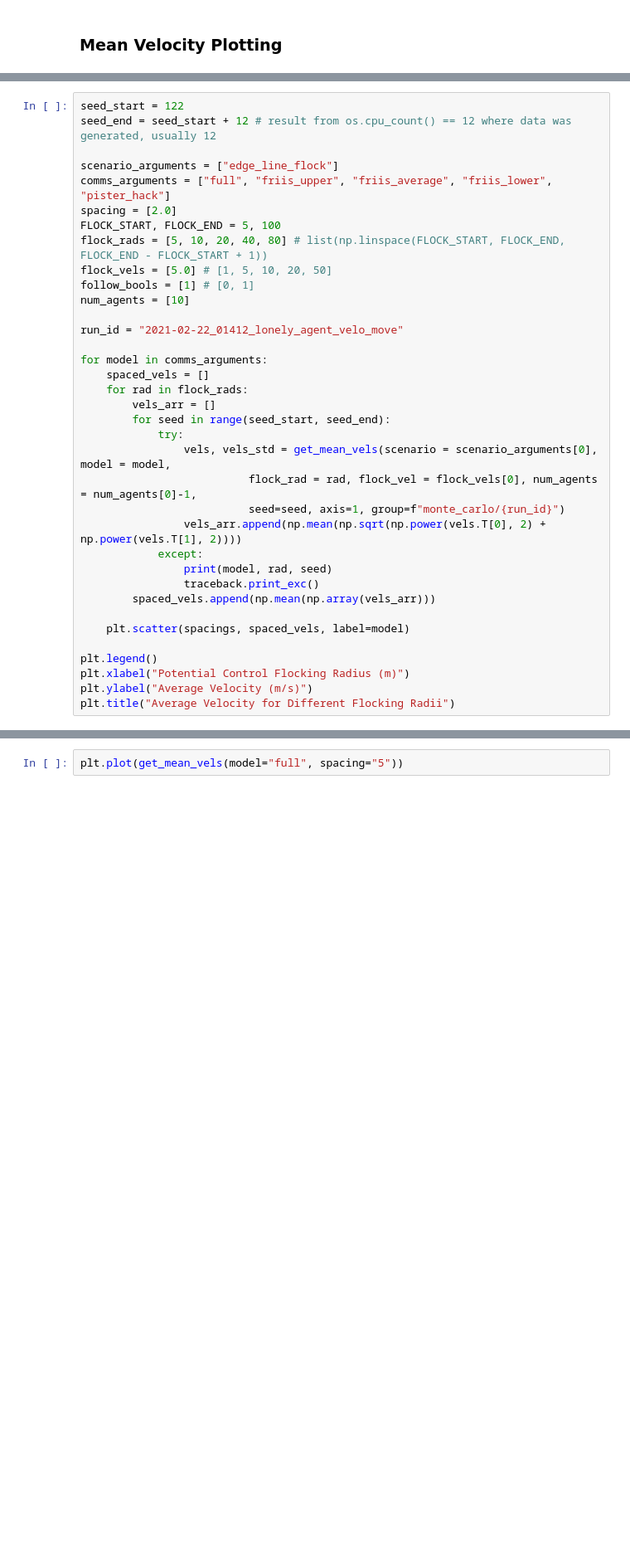
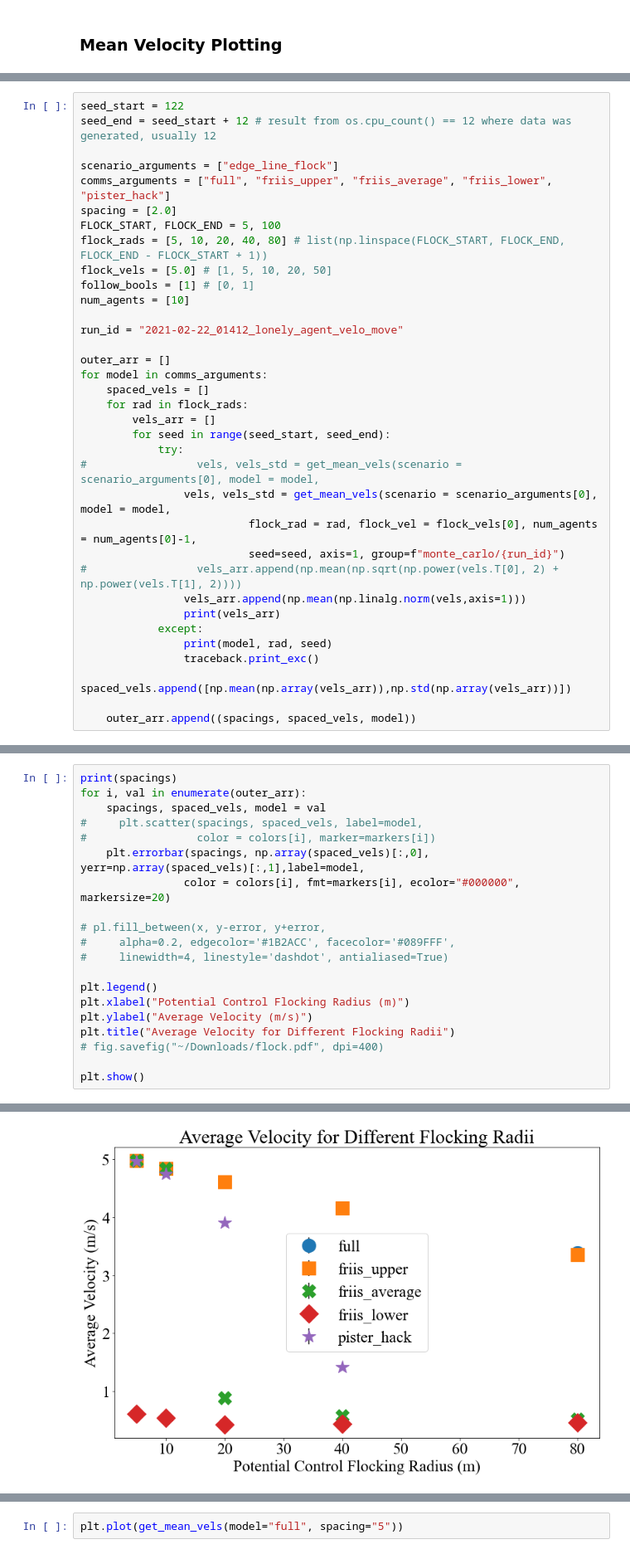
Before and after one commit to PisterLab/BotNet, a Jupyter notebook: gym-swarm-sim/envs/swarmsimmaster/networked-ctrl-plots.ipynb, the cells around one changed output, grey strips where cells are left out. Shown at 83% size. Saved outputs shown, nothing was run; the diff lists cells and outputs as text; blank space fills up the shorter version.

```diff
--- a/gym-swarm-sim/envs/swarmsimmaster/networked-ctrl-plots.ipynb
+++ b/gym-swarm-sim/envs/swarmsimmaster/networked-ctrl-plots.ipynb
@@ -170,25 +207,24 @@ num_agents = [10]
 
 run_id = "2021-02-22_01412_lonely_agent_velo_move"
 
+outer_arr = []
 for model in comms_arguments:
     spaced_vels = []
     for rad in flock_rads:
         vels_arr = []
         for seed in range(seed_start, seed_end):
             try:
+#                 vels, vels_std = get_mean_vels(scenario = scenario_arguments[0], model = model,
                 vels, vels_std = get_mean_vels(scenario = scenario_arguments[0], model = model,
                           flock_rad = rad, flock_vel = flock_vels[0], num_agents = num_agents[0]-1,
                           seed=seed, axis=1, group=f"monte_carlo/{run_id}")
-                vels_arr.append(np.mean(np.sqrt(np.power(vels.T[0], 2) + np.power(vels.T[1], 2))))
+#                 vels_arr.append(np.mean(np.sqrt(np.power(vels.T[0], 2) + np.power(vels.T[1], 2))))
+                vels_arr.append(np.mean(np.linalg.norm(vels,axis=1)))
+                print(vels_arr)
             except:
                 print(model, rad, seed)
                 traceback.print_exc()
-        spaced_vels.append(np.mean(np.array(vels_arr)))
+        spaced_vels.append([np.mean(np.array(vels_arr)),np.std(np.array(vels_arr))])
 
-    plt.scatter(spacings, spaced_vels, label=model)
-
-plt.legend()
-plt.xlabel("Potential Control Flocking Radius (m)")
-plt.ylabel("Average Velocity (m/s)")
-plt.title("Average Velocity for Different Flocking Radii")
+    outer_arr.append((spacings, spaced_vels, model))
 # %% [output]
@@ -230,0 +307,21 @@ Text(0.5, 1.0, 'Average Velocity for Different Flocking Radii')
+# %%
+print(spacings)
+for i, val in enumerate(outer_arr):
+    spacings, spaced_vels, model = val
+#     plt.scatter(spacings, spaced_vels, label=model,
+#                 color = colors[i], marker=markers[i])
+    plt.errorbar(spacings, np.array(spaced_vels)[:,0], yerr=np.array(spaced_vels)[:,1],label=model,
+                color = colors[i], fmt=markers[i], ecolor="#000000", markersize=20)
+
+# pl.fill_between(x, y-error, y+error,
+#     alpha=0.2, edgecolor='#1B2ACC', facecolor='#089FFF',
+#     linewidth=4, linestyle='dashdot', antialiased=True)
+
+plt.legend()
+plt.xlabel("Potential Control Flocking Radius (m)")
+plt.ylabel("Average Velocity (m/s)")
+plt.title("Average Velocity for Different Flocking Radii")
+# fig.savefig("~/Downloads/flock.pdf", dpi=400)
+
+plt.show()
+# %% [output]
@@ -231,3 +329,4 @@ Text(0.5, 1.0, 'Average Velocity for Different Flocking Radii')
+[figure, added]
 # %%
 # also test update rate as a function of slots (every step, every n steps, every slotframe)
 # ignore these edge cases --> merging networks is really hard
```
Also changed, not shown: parts of 8 cells of this notebook.
